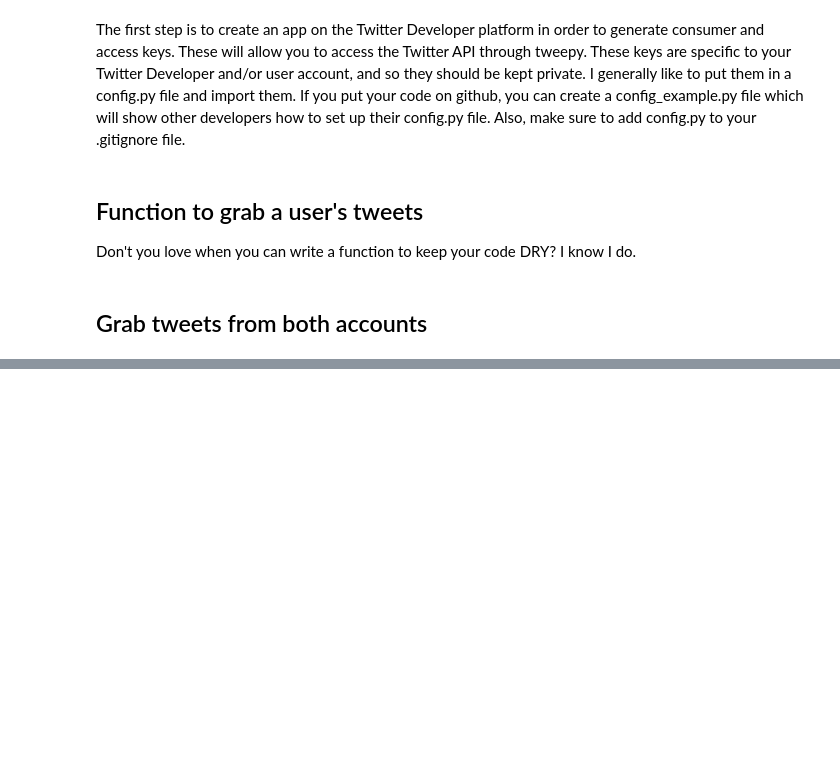
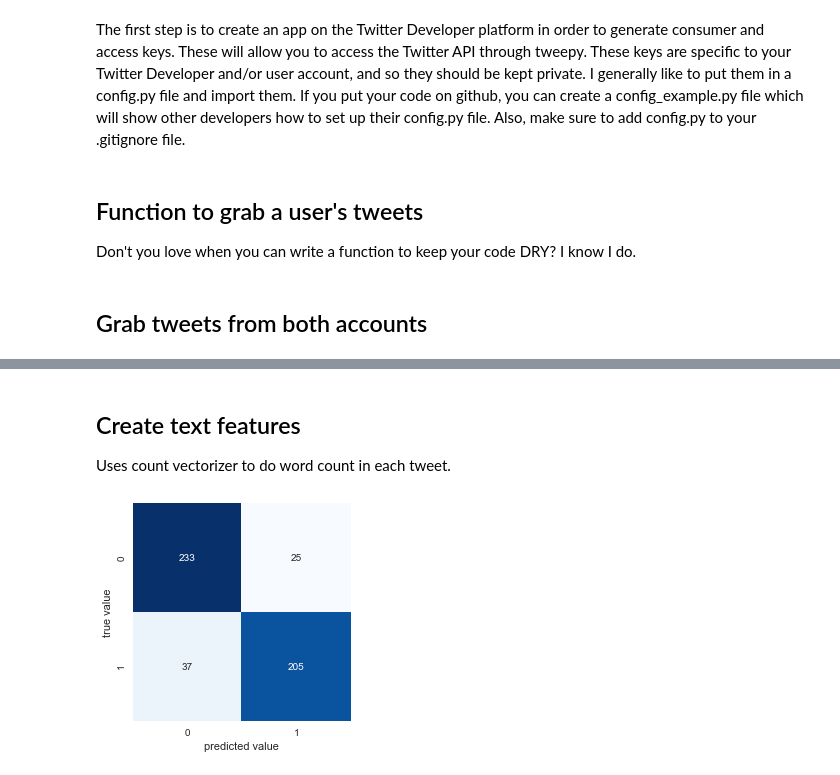
Before and after one commit to monicamow/tweet_classifier, a Jupyter notebook: funding_secured.ipynb, the cells around one changed output, grey strips where cells are left out. Saved outputs shown, nothing was run; the diff lists cells and outputs as text; code cells hidden in the pictures; blank space fills up the shorter version.

Commit message:
finished NB tweet classifier

```diff
--- a/funding_secured.ipynb
+++ b/funding_secured.ipynb
@@ -67,0 +63,13 @@ data_df.tail()
+# %%
+# clean tweets
+# https://towardsdatascience.com/another-twitter-sentiment-analysis-bb5b01ebad90
+# re.sub('RT @[\w_]+: ', '', tweet)
+pat1 ='RT @[\w_]+: '
+pat2 = r'@[A-Za-z0-9]+'
+pat3 = r'https?://[A-Za-z0-9./]+'
+pat4 = r'[^a-zA-Z ]+'
+combined_pat = r'|'.join((pat1, pat2, pat3, pat4))
+
+data_df['tweet'] = data_df['Tweet Text']
+data_df['tweet'] = data_df.tweet.str.replace(combined_pat, '')
+data_df.head()
@@ -67,0 +83,4 @@ data_df.tail()
+# %% [markdown]
+## Create text features
+
+Uses count vectorizer to do word count in each tweet.
@@ -67,0 +110,31 @@ data_df.tail()
+# %%
+# supervised learning example - classification - Gaussian Naive Bayes
+from sklearn.model_selection import train_test_split
+
+X = data_df['tweet']
+y = data_df['Screen Name']
+Xtrain, Xtest, ytrain, ytest = train_test_split(X, y, random_state=1991)
+# %%
+# convert content of string into vector of numbers using TF-IDF
+# use pipeline to attach vectorized text data to multinomial bayes classifier
+from sklearn.feature_extraction.text import TfidfVectorizer
+from sklearn.naive_bayes import MultinomialNB
+from sklearn.pipeline import make_pipeline
+
+model = make_pipeline(TfidfVectorizer(), MultinomialNB())
+# %%
+# apply model to training data and predict labels for test data
+model.fit(Xtrain, ytrain)
+ypred = model.predict(Xtest)
+# %%
+from sklearn.metrics import confusion_matrix
+from sklearn.utils.multiclass import unique_labels
+
+class_names = np.array(['BoredElonMusk', 'elonmusk'])
+
+mat = confusion_matrix(ytest, ypred)
+sns.heatmap(mat, square=True, annot=True, cbar=False, cmap='Blues', fmt='g')
+plt.xlabel('predicted value')
+plt.ylabel('true value');
+# %% [output]
+[figure, added]
```
Also changed, not shown: parts of 10 cells of this notebook.
